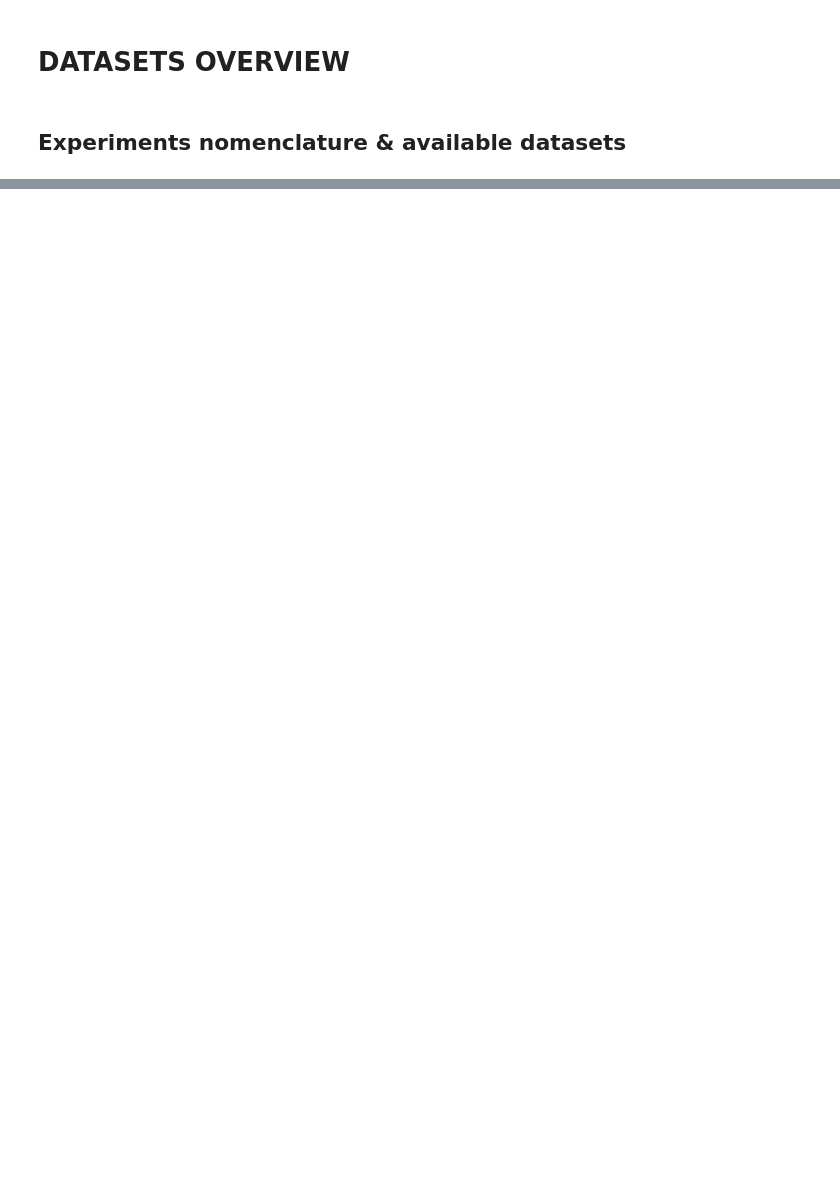
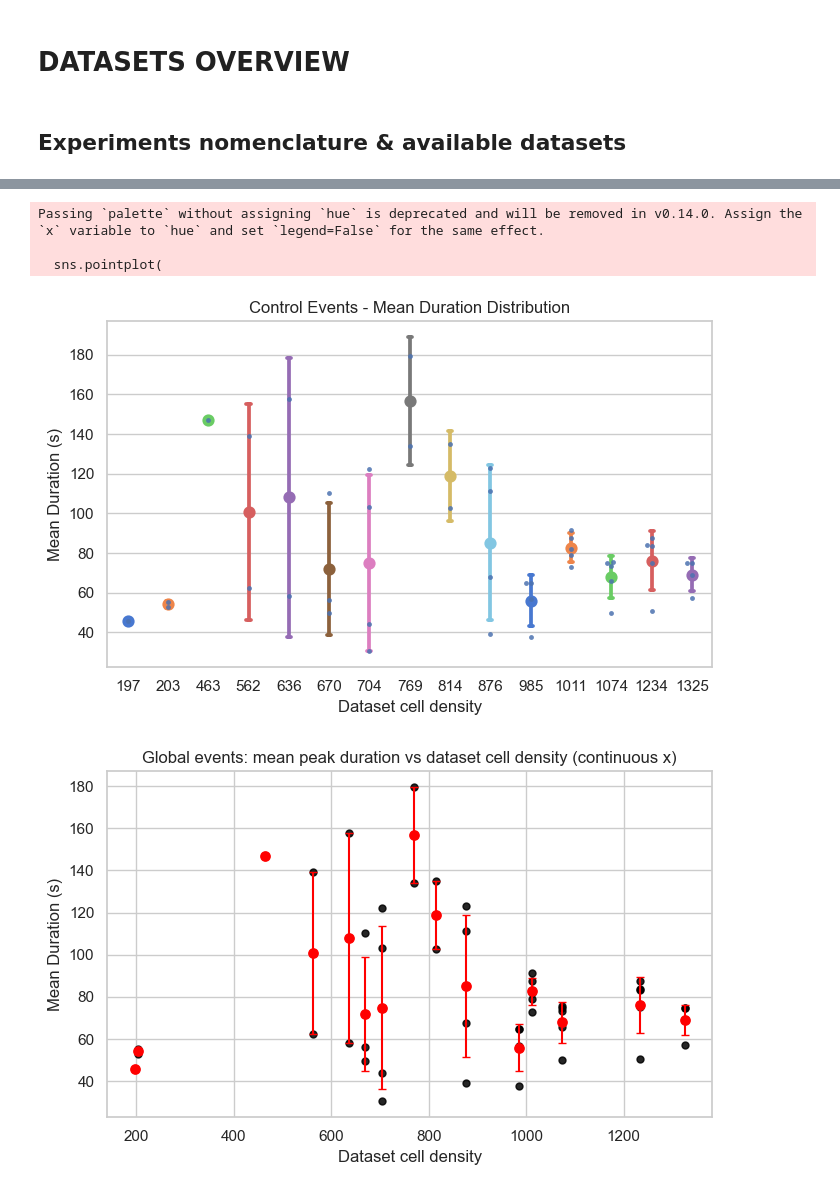
Before and after one commit to hamelmateo/CaSTIA-AF, a Jupyter notebook: notebooks/datasets_overview.ipynb, the cells around one changed output, grey strips where cells are left out. Cells and saved outputs as stored; diff of their text form; code cells hidden in the pictures; blank space fills up the shorter version.

```diff
--- a/notebooks/datasets_overview.ipynb
+++ b/notebooks/datasets_overview.ipynb
@@ -177,0 +151,35 @@ plt.show()
+# %%
+mapping_events_to_peaks = control_events.loc[control_events["Event type"] == "GlobalEvent", ["Event ID", "dataset"]]
+subset_peaks_global_events = control_peaks.merge(mapping_events_to_peaks,
+                                                     on=["Event ID", "dataset"],
+                                                     how="inner",
+                                                     validate="m:1")
+
+mean_duration_by_ge = (
+    subset_peaks_global_events
+    .groupby(["Dataset cell density","Event ID"])["Duration (s)"]
+    .mean()
+    .reset_index()
+    .rename(columns={"Duration (s)": "Mean Duration (s)"})
+)
+
+plot_points_mean_std(
+    df=mean_duration_by_ge,
+    x="Dataset cell density",
+    y="Mean Duration (s)",
+    title="Control Events - Mean Duration Distribution",
+    ylabel="Mean Duration (s)",
+    xlabel="Dataset cell density",
+    filter_outliers=True,
+    outliers_bounds=(3, 3)
+)
+
+plot_points_mean_std_continuous(
+    df=mean_duration_by_ge,
+    x="Dataset cell density",
+    y="Mean Duration (s)",
+    title="Global events: mean peak duration vs dataset cell density (continuous x)",
+    strategy="exact", # groups by the exact density value (use round_x_decimals=0/1 to coalesce close values)
+    jitter_x=0.0,           # try 0.3 if many points overlap
+)
+# %% [output]
@@ -177,0 +187,5 @@ plt.show()
+Passing `palette` without assigning `hue` is deprecated and will be removed in v0.14.0. Assign the `x` variable to `hue` and set `legend=False` for the same effect.
+
+  sns.pointplot(
+[figure, added]
+[figure, added]
```
Also changed, not shown: parts of 19 cells of this notebook, 4 other files.
